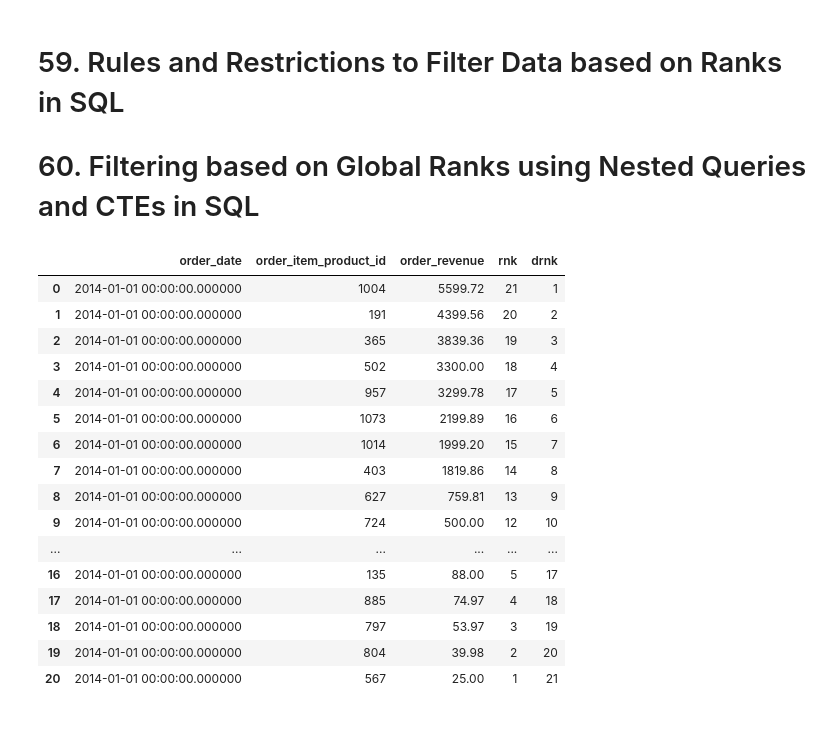
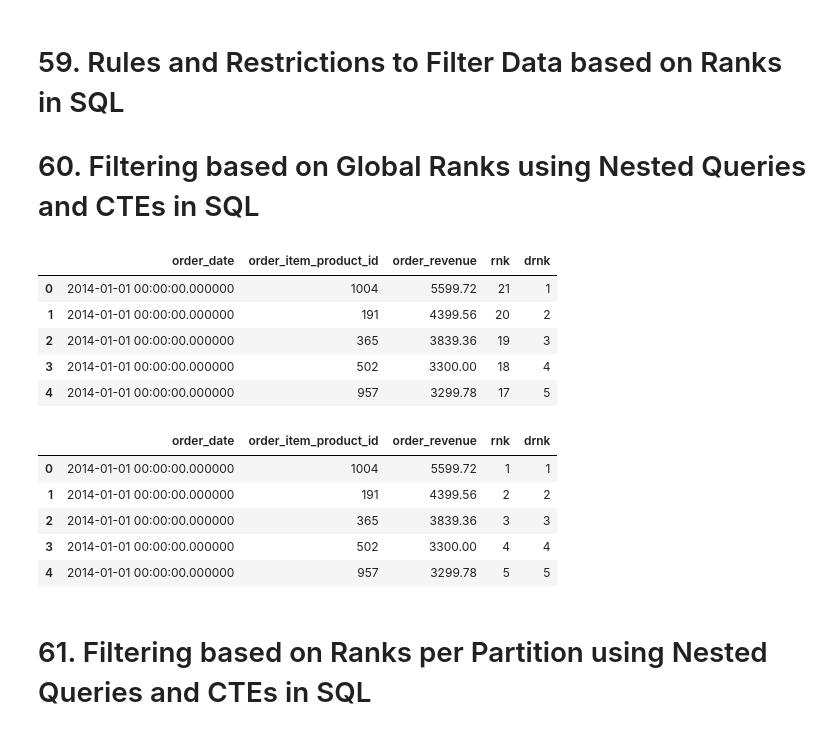
Before and after one commit to ZygimantasB/data_engineering_essentials_using_sql_python_pyspark, a Jupyter notebook: Section 6 Cumulative Aggregations and Ranking in SQL Queries/section_6.ipynb, the cells around one changed output. Cells and saved outputs as stored; diff of their text form; code cells hidden in the pictures.

Commit message:
Next 61. Filtering based on Ranks per Partition using Nested Queries and CTEs in SQL

```diff
--- a/Section 6 Cumulative Aggregations and Ranking in SQL Queries/section_6.ipynb
+++ b/Section 6 Cumulative Aggregations and Ranking in SQL Queries/section_6.ipynb
@@ -272,29 +272,46 @@ ORDER BY order_revenue DESC;
 # 60. Filtering based on Global Ranks using Nested Queries and CTEs in SQL
 # %%
 %%sql
+SELECT * FROM (
 SELECT order_date,
         order_item_product_id,
         order_revenue,
         rank() OVER (ORDER BY order_revenue) AS rnk,
         dense_rank() OVER (ORDER BY order_revenue DESC) AS drnk
 FROM daily_product_revenue
 WHERE order_date = '2014-01-01 00:00:00.0'
-ORDER BY order_revenue DESC;
+ORDER BY order_revenue DESC
+) AS q
+WHERE drnk <= 5
+ORDER BY order_revenue DESC
+;
 # %% [output]
 |  | order_date | order_item_product_id | order_revenue | rnk | drnk |
 | 0 | 2014-01-01 00:00:00.000000 | 1004 | 5599.72 | 21 | 1 |
 | 1 | 2014-01-01 00:00:00.000000 | 191 | 4399.56 | 20 | 2 |
 | 2 | 2014-01-01 00:00:00.000000 | 365 | 3839.36 | 19 | 3 |
 | 3 | 2014-01-01 00:00:00.000000 | 502 | 3300.00 | 18 | 4 |
 | 4 | 2014-01-01 00:00:00.000000 | 957 | 3299.78 | 17 | 5 |
-| 5 | 2014-01-01 00:00:00.000000 | 1073 | 2199.89 | 16 | 6 |
-| 6 | 2014-01-01 00:00:00.000000 | 1014 | 1999.20 | 15 | 7 |
-| 7 | 2014-01-01 00:00:00.000000 | 403 | 1819.86 | 14 | 8 |
-| 8 | 2014-01-01 00:00:00.000000 | 627 | 759.81 | 13 | 9 |
-| 9 | 2014-01-01 00:00:00.000000 | 724 | 500.00 | 12 | 10 |
-| ... | ... | ... | ... | ... | ... |
-| 16 | 2014-01-01 00:00:00.000000 | 135 | 88.00 | 5 | 17 |
-| 17 | 2014-01-01 00:00:00.000000 | 885 | 74.97 | 4 | 18 |
-| 18 | 2014-01-01 00:00:00.000000 | 797 | 53.97 | 3 | 19 |
-| 19 | 2014-01-01 00:00:00.000000 | 804 | 39.98 | 2 | 20 |
-| 20 | 2014-01-01 00:00:00.000000 | 567 | 25.00 | 1 | 21 |
+# %%
+%%sql
+WITH daily_product_revenue_ranks AS(
+    SELECT order_date,
+        order_item_product_id,
+        order_revenue,
+        rank() OVER (ORDER BY order_revenue DESC) AS rnk,
+        dense_rank() OVER (ORDER BY order_revenue DESC) AS drnk
+FROM daily_product_revenue
+WHERE order_date = '2014-01-01 00:00:00.0'
+ORDER BY order_revenue DESC
+) SELECT * FROM daily_product_revenue_ranks
+WHERE drnk <= 5
+ORDER BY order_revenue DESC;
+# %% [output]
+|  | order_date | order_item_product_id | order_revenue | rnk | drnk |
+| 0 | 2014-01-01 00:00:00.000000 | 1004 | 5599.72 | 1 | 1 |
+| 1 | 2014-01-01 00:00:00.000000 | 191 | 4399.56 | 2 | 2 |
+| 2 | 2014-01-01 00:00:00.000000 | 365 | 3839.36 | 3 | 3 |
+| 3 | 2014-01-01 00:00:00.000000 | 502 | 3300.00 | 4 | 4 |
+| 4 | 2014-01-01 00:00:00.000000 | 957 | 3299.78 | 5 | 5 |
+# %% [markdown]
+# 61. Filtering based on Ranks per Partition using Nested Queries and CTEs in SQL
```
